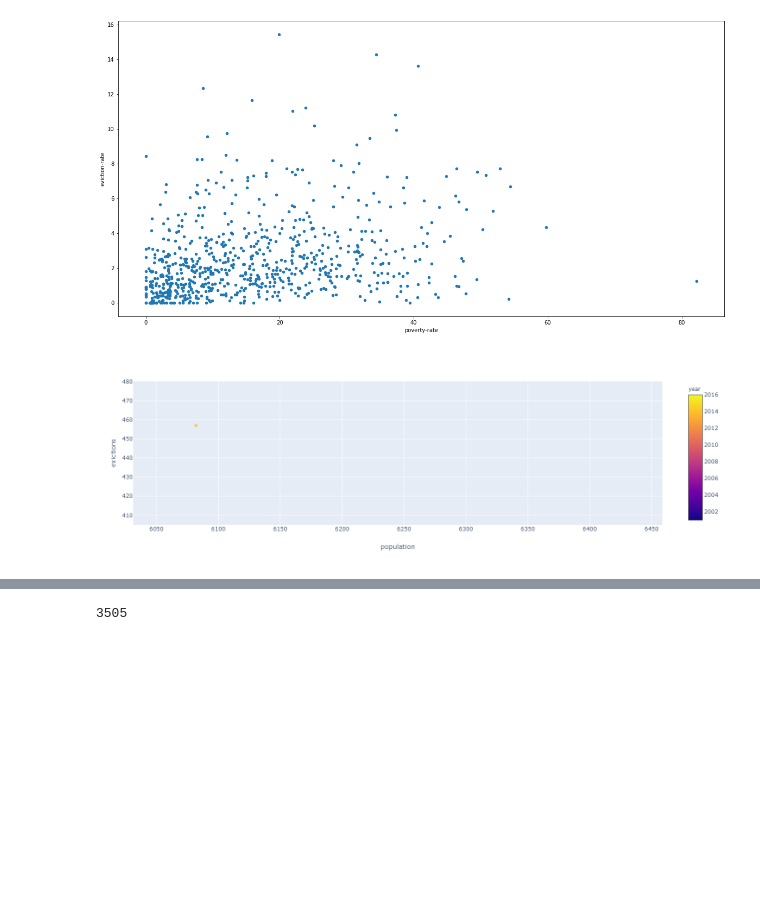
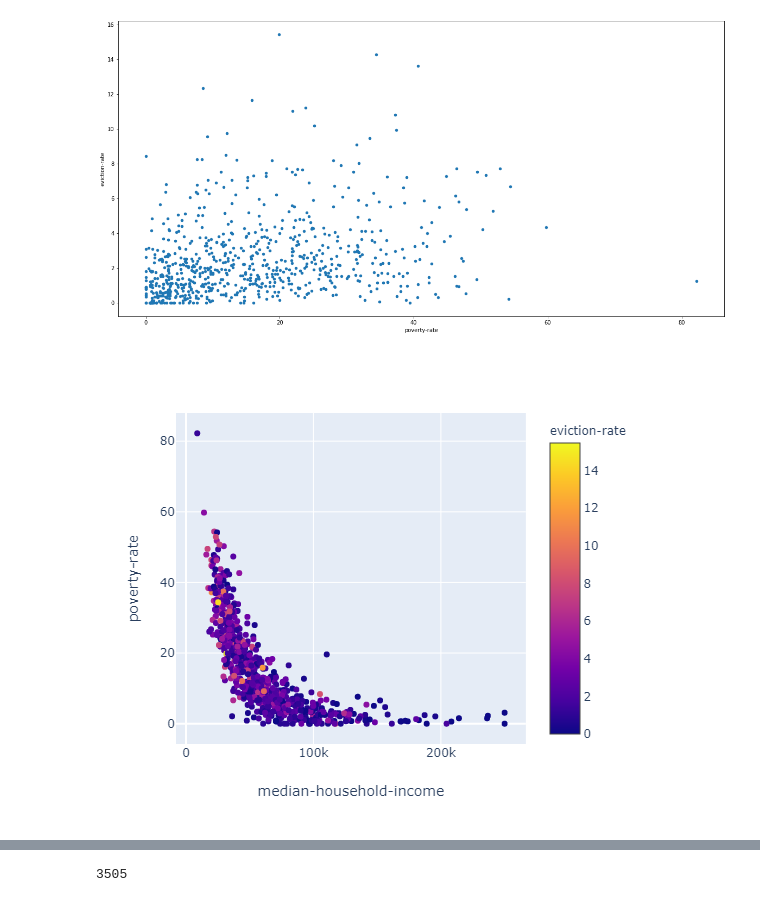
Before and after one commit to eccadena/FIPS_Investment_Decision_Project, a Jupyter notebook: notebooks/roger_scatter.ipynb, the cells around one changed output, grey strips where cells are left out. Cells and saved outputs as stored; diff of their text form; code cells hidden in the pictures; blank space fills up the shorter version.

Commit message:
update plotting

```diff
--- a/notebooks/roger_scatter.ipynb
+++ b/notebooks/roger_scatter.ipynb
@@ -139,10 +146,10 @@ ax1 = eviction_df.plot.scatter(x='poverty-rate',
 # %% [output]
 [figure]
 # %%
-ax2 = px.scatter(eviction_df, x= "population", y = "evictions", color = "year")
+ax2 = px.scatter(full_dataset, x= "median-household-income", y = "poverty-rate", color = "eviction-rate")
 ax2.show()
 # %% [output]
-[figure, old version]
+[figure, new version]
 # %%
 ax3 = px.scatter(eviction2016_df, x= "population", y = "poverty-rate", color = "eviction-rate")
 ax3.show()
```
Also changed, not shown: parts of 6 cells of this notebook, 2 other files.
